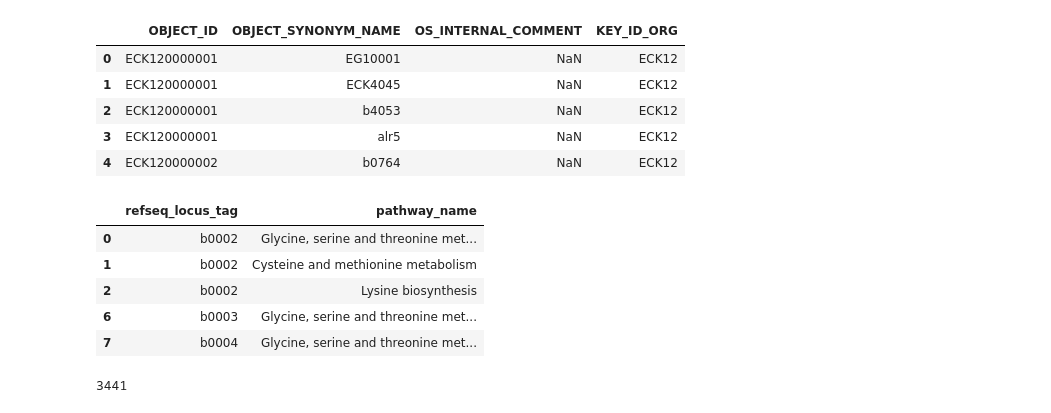
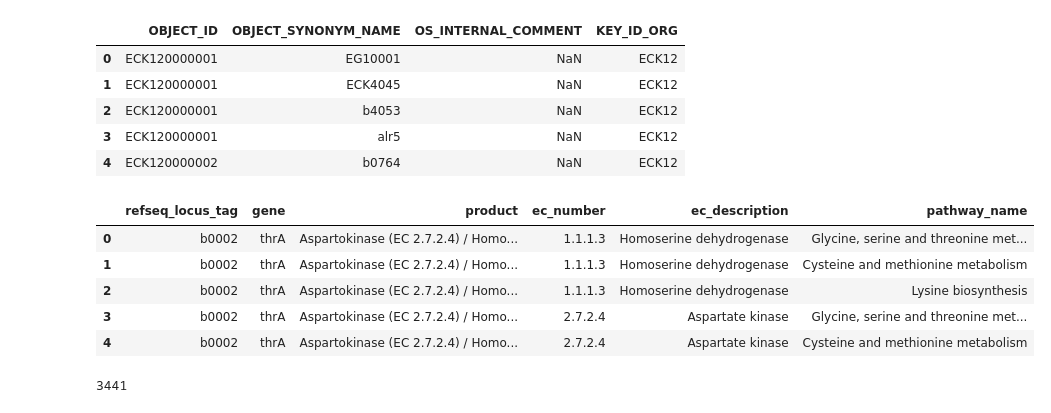
Before and after one commit to Aletechdev/ava, a Jupyter notebook: make_all_AVA_data_dfs.ipynb, the cells around one changed output. Drawn from its saved outputs; the diff is of its cells as text; code cells hidden in the pictures.

```diff
--- a/make_all_AVA_data_dfs.ipynb
+++ b/make_all_AVA_data_dfs.ipynb
@@ -231,28 +231,32 @@ gene_synonym_df.head()
 # %%
 gene_pathway_df = pd.read_csv(
     "./data/pathways/511145.12.PATRIC.pathway.tab",
     sep="\t",
 )
 # Some of the entries have different entries for columsn in ec_description and ec_number and therefore can make duplicate entries when associating pathways to genes
-gene_pathway_df = gene_pathway_df.drop(columns=['genome_id',
- 'genome_name',
- 'patric_id',
- 'alt_locus_tag',
- 'gene',
- 'product',
- 'ec_number',
- 'ec_description',
- 'pathway_id',])
-gene_pathway_df = gene_pathway_df.drop_duplicates()
+gene_pathway_df = gene_pathway_df.drop(columns=[
+    'genome_id',
+    'genome_name',
+    'patric_id',
+    'alt_locus_tag',
+    #  'gene',
+#     'product',
+#     'ec_number',
+#     'ec_description',
+    'pathway_id'
+])
+# gene_pathway_df = gene_pathway_df.drop_duplicates()
 gene_pathway_df.to_pickle("./data/gene_pathway_df.pkl")
 gene_pathway_df.head()
+
+# display(gene_pathway_df[gene_pathway_df["refseq_locus_tag"]=="b3650"], gene_pathway_df[gene_pathway_df["gene"]=="spoT"])
 # %% [output]
-|  | refseq_locus_tag | pathway_name |
-| 0 | b0002 | Glycine, serine and threonine met... |
-| 1 | b0002 | Cysteine and methionine metabolism |
-| 2 | b0002 | Lysine biosynthesis |
-| 6 | b0003 | Glycine, serine and threonine met... |
-| 7 | b0004 | Glycine, serine and threonine met... |
+|  | refseq_locus_tag | gene | product | ec_number | ec_description | pathway_name |
+| 0 | b0002 | thrA | Aspartokinase (EC 2.7.2.4) / Homo... | 1.1.1.3 | Homoserine dehydrogenase | Glycine, serine and threonine met... |
+| 1 | b0002 | thrA | Aspartokinase (EC 2.7.2.4) / Homo... | 1.1.1.3 | Homoserine dehydrogenase | Cysteine and methionine metabolism |
+| 2 | b0002 | thrA | Aspartokinase (EC 2.7.2.4) / Homo... | 1.1.1.3 | Homoserine dehydrogenase | Lysine biosynthesis |
+| 3 | b0002 | thrA | Aspartokinase (EC 2.7.2.4) / Homo... | 2.7.2.4 | Aspartate kinase | Glycine, serine and threonine met... |
+| 4 | b0002 | thrA | Aspartokinase (EC 2.7.2.4) / Homo... | 2.7.2.4 | Aspartate kinase | Cysteine and methionine metabolism |
 # %%
 COG_df = pd.read_csv("./data/cogs_ecoli_mg1655.csv", encoding = "ISO-8859-1")
 COG_df = COG_df.drop(["GI", "COG ID", "COG name", "COG category"], axis=1).drop_duplicates()
```
Also changed, not shown: 2 other files.
